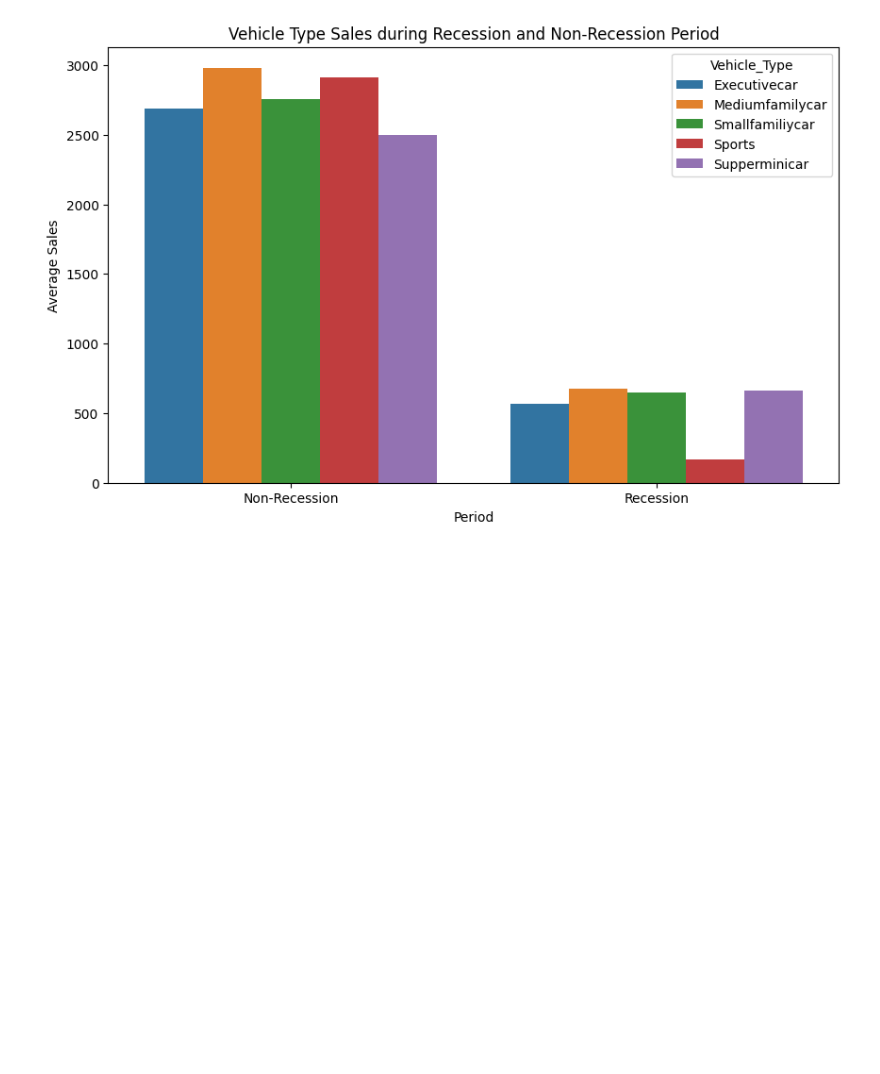
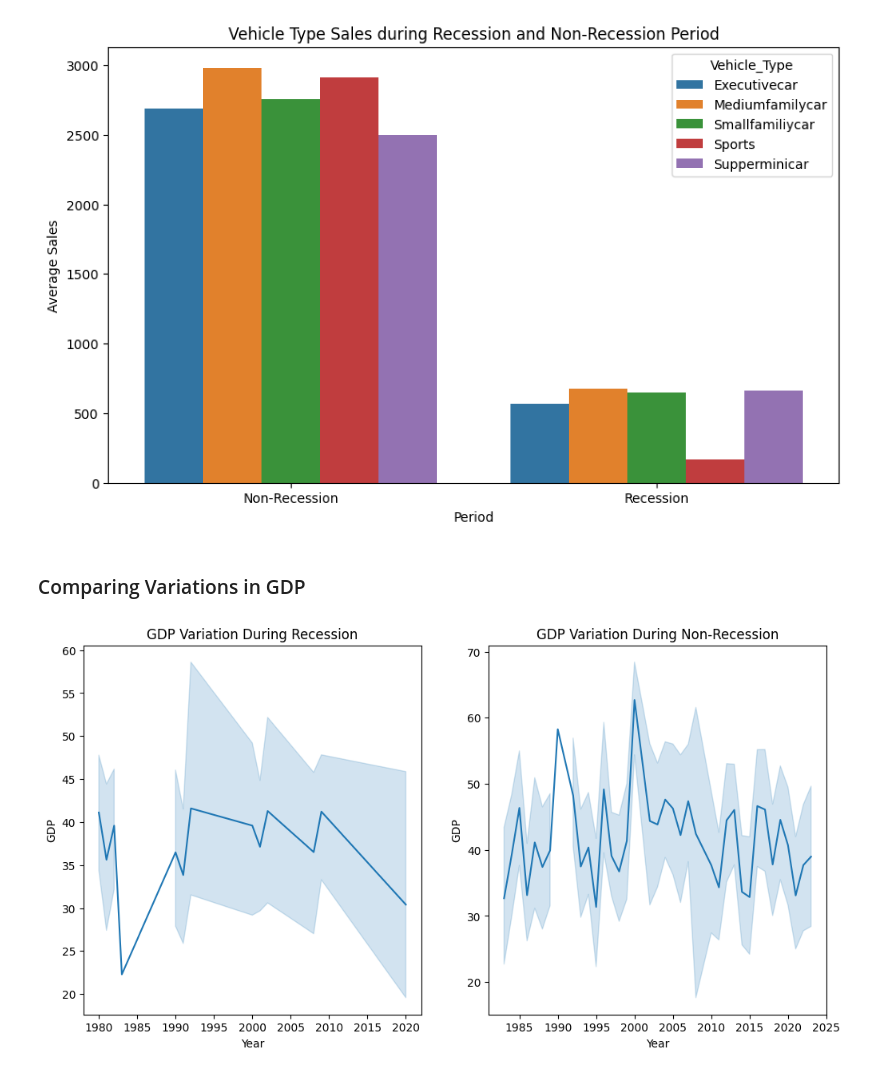
Before and after one commit to LucasTBandeira/AutomobileSalesAnalysis, a Jupyter notebook: RecessionVisualization.ipynb, the cells around one changed output. Saved outputs shown, nothing was run; the diff lists cells and outputs as text; code cells hidden in the pictures; blank space fills up the shorter version.

Commit message:
Comparing variations in GDP, analysing seasonality and sales correlation

```diff
--- a/RecessionVisualization.ipynb
+++ b/RecessionVisualization.ipynb
@@ -143,3 +143,27 @@ plt.title('Vehicle Type Sales during Recession and Non-Recession Period')
 plt.show()
 # %% [output]
 [figure]
+# %% [markdown]
+### Comparing Variations in GDP
+# %%
+recession_data = sales_df[sales_df['Recession'] == 1]
+non_recession_data = sales_df[sales_df['Recession'] == 0]
+
+fig=plt.figure(figsize=(12, 6))
+
+ax0 = fig.add_subplot(1, 2, 1)
+ax1 = fig.add_subplot(1, 2, 2)
+
+sns.lineplot(x='Year', y='GDP', data=recession_data, ax=ax0)
+ax0.set_xlabel('Year')
+ax0.set_ylabel('GDP')
+ax0.set_title('GDP Variation During Recession')
+
+sns.lineplot(x='Year', y='GDP', data=non_recession_data, ax=ax1)
+ax1.set_xlabel('Year')
+ax1.set_ylabel('GDP')
+ax1.set_title('GDP Variation During Non-Recession')
+
+plt.show()
+# %% [output]
+[figure, added]
```
Also changed, not shown: parts of 4 cells of this notebook.
